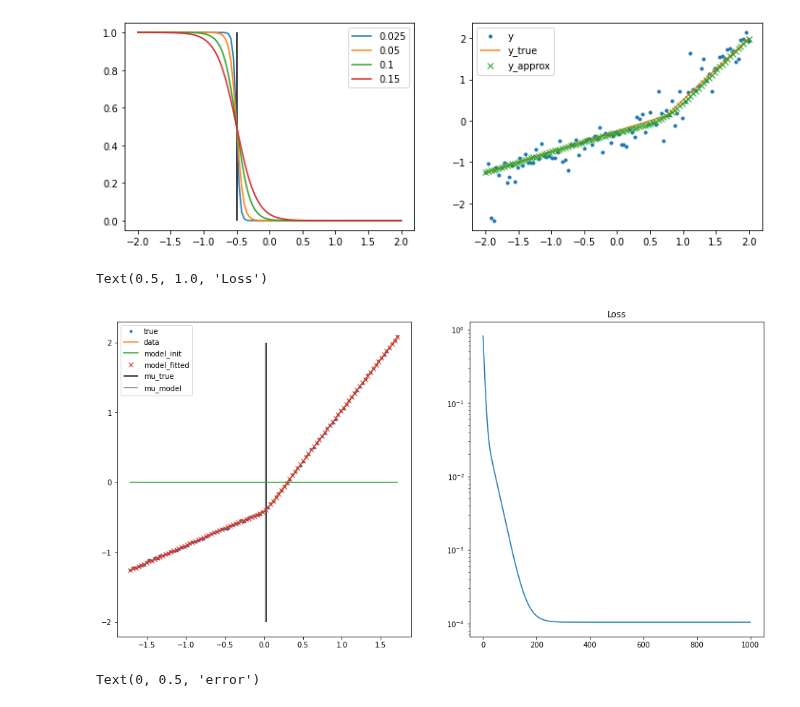
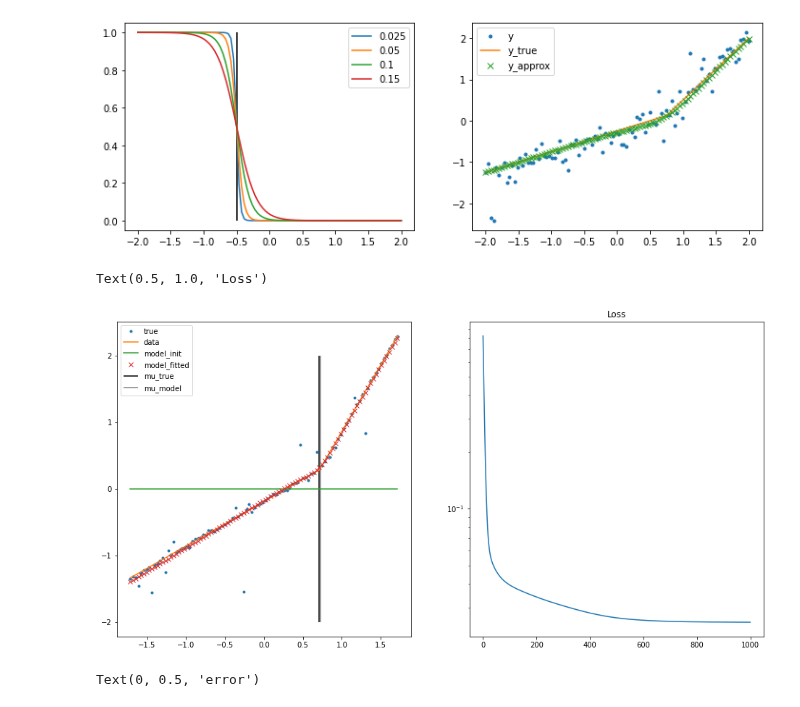
Before and after one commit to jpbm/probabilism, a Jupyter notebook: Statistics - Piecewise Functions, Breakpoints.ipynb, the cells around one changed output. Cells and saved outputs as stored; diff of their text form; code cells hidden in the pictures.

```diff
--- a/Statistics - Piecewise Functions, Breakpoints.ipynb
+++ b/Statistics - Piecewise Functions, Breakpoints.ipynb
@@ -70,8 +70,6 @@ ax2.legend('y,y_true,y_approx'.split(','))
 <matplotlib.legend.Legend at 0x...>
 [figure]
 # %%
-
-
 class BreakPointRegression(object):
 
     def __init__(self,loss_p=2,temperature=0.05):
@@ -192,43 +190,43 @@ from sklearn.preprocessing import StandardScaler
 a = -0.25
 b1 = 0.5
 b2 = 1.5
-m = 0.75
+m = 20.75
 
 x = np.linspace(-50,50,100)
 y_true = f_true(x,a,b1,b2,m)
-y = y_true + 0.25*np.random.standard_t(df=100,size=x.shape)
+y = y_true + 0.25*np.random.standard_t(df=1,size=x.shape)
 
 ScalerX = StandardScaler()
 ScalerY = StandardScaler()
 
 x = ScalerX.fit_transform(x.reshape(-1,1))
 y = ScalerY.fit_transform(y.reshape(-1,1))
 y_true = ScalerY.transform(y_true.reshape(-1,1))
 
 model = BreakPointRegression()
 
 fig = plt.figure(figsize=(16,8))
 
 ax1 = fig.add_subplot(121)
 ax1.plot(x,y,'.')
 ax1.plot(x,y_true)
 ax1.plot(x,model.predict(x))
 
 model.T = 0.1
 model.loss_p = 2
 model.fit(x,y,iters=1000)
 
 ax1.plot(x,model.predict(x),'x')
 ax1.vlines(x=ScalerX.transform(np.array(m).reshape(1,-1)),ymin=-2,ymax=2,color='black')
 ax1.vlines(x=model.mu,ymin=-2,ymax=2,color='gray')
 ax1.legend('true,data,model_init,model_fitted,mu_true,mu_model'.split(','))
 
 ax2 = fig.add_subplot(122)
 ax2.semilogy(model.loss_log)
 ax2.set_title('Loss')
 # %% [output]
 Text(0.5, 1.0, 'Loss')
-[figure, old version]
+[figure, new version]
 # %%
 # what happens for off center m?
 
```
Also changed, not shown: parts of 4 cells of this notebook.
